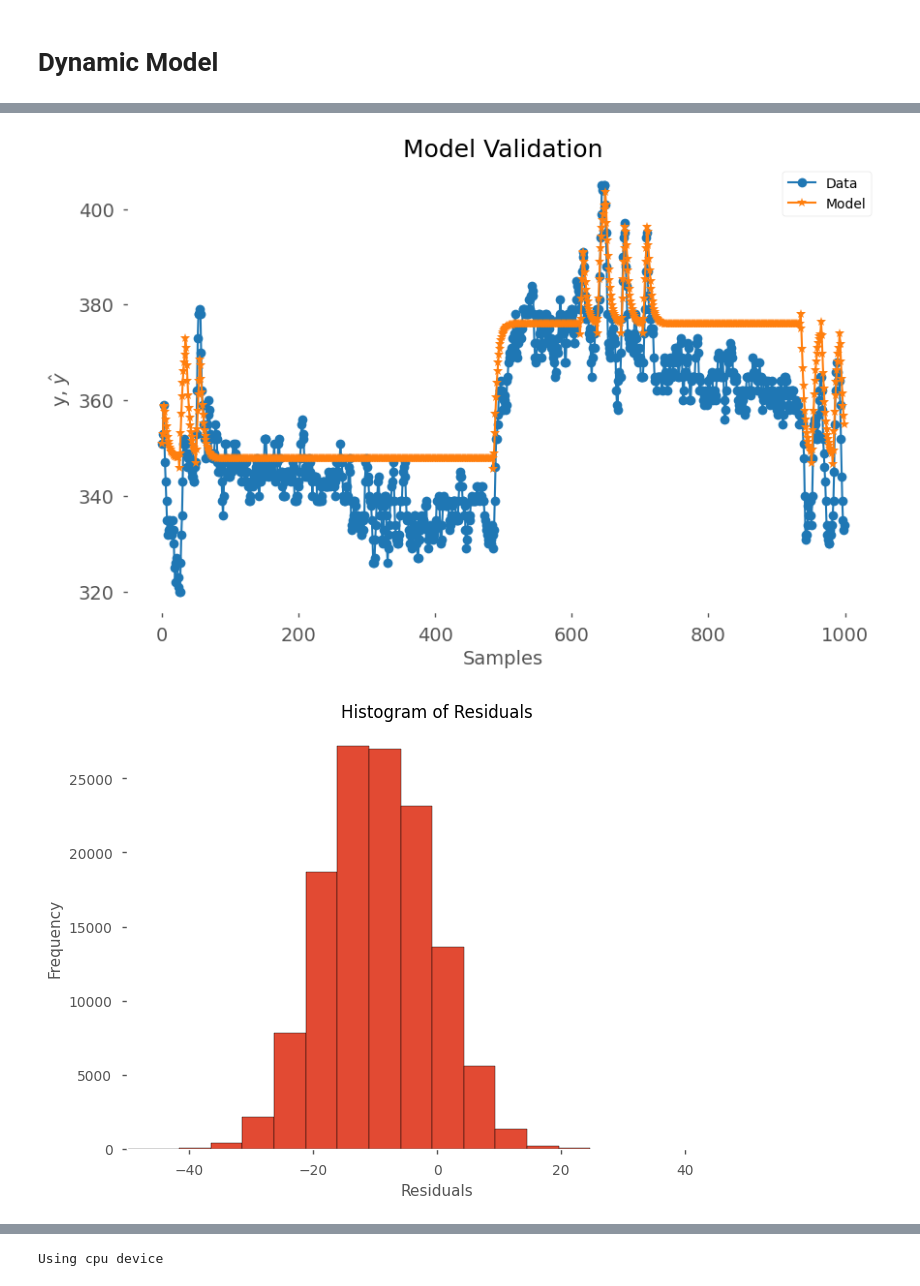
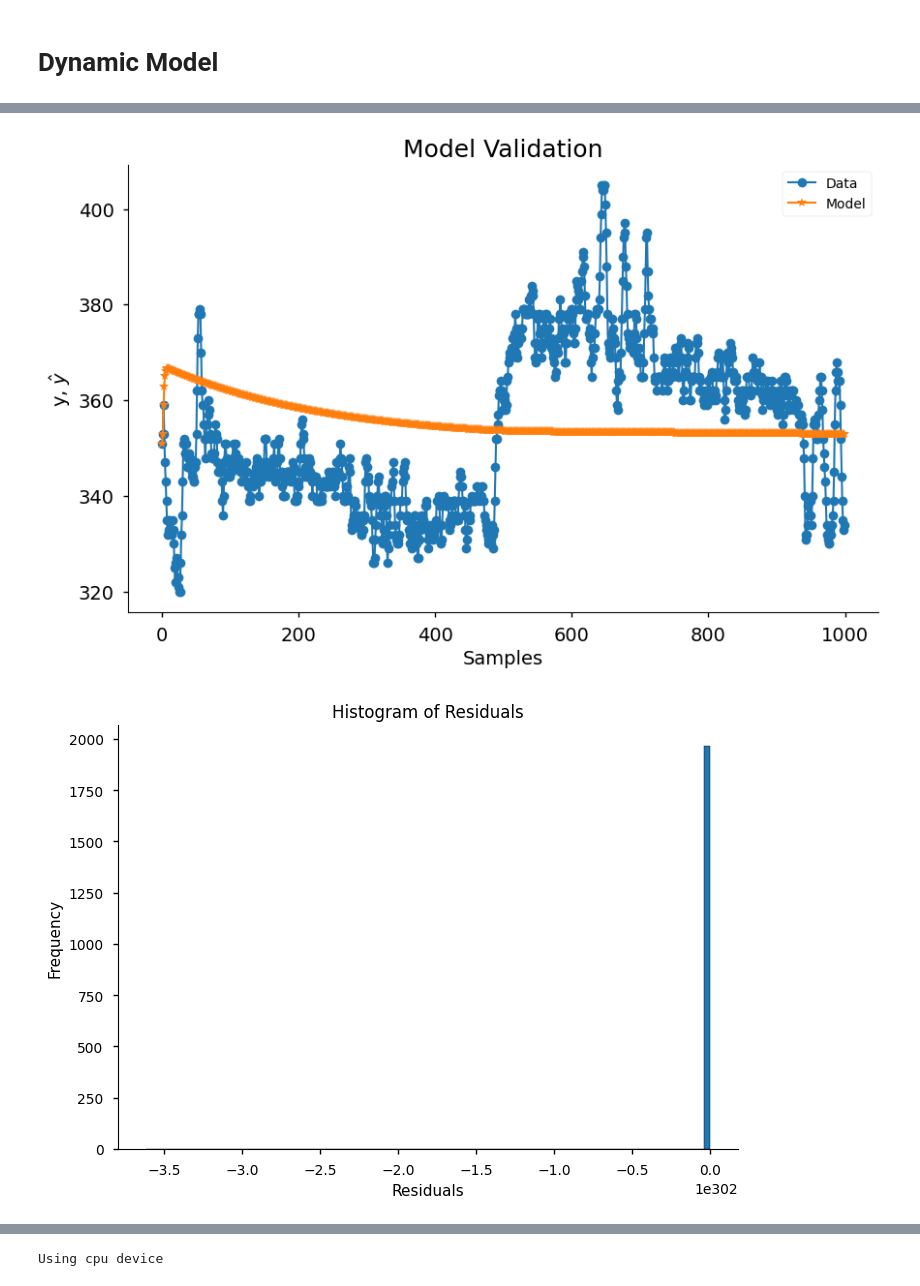
Before and after one commit to Carditis/Industrial-IoT-For-Digitization-Of-Electronic-Assets-Course, a Jupyter notebook: Final Project/Thomaskode.ipynb, the cells around one changed output, grey strips where cells are left out. Drawn from its saved outputs; the diff is of its cells as text; code cells hidden in the pictures.

```diff
--- a/Final Project/Thomaskode.ipynb
+++ b/Final Project/Thomaskode.ipynb
@@ -261,14 +267,14 @@ import numpy as np
 
 
 
-basis_function = Polynomial(degree=1)
+basis_function = Polynomial(degree=2)
 
 model = FROLS(
     order_selection=True,
-    n_info_values=5,
+    n_info_values=10,
     extended_least_squares=False,
-    ylag=2,
-    xlag=2,
+    ylag=3,
+    xlag=3,
     info_criteria="aic",
     estimator="least_squares",
     basis_function=basis_function,
@@ -292,19 +298,19 @@ plot_results(y=y_test, yhat=yhat, n=1000, title="Model Validation",
     style='seaborn-v0_8-notebook',
     facecolor="white")
 # %% [output]
-[figure, old version]
+[figure, new version]
 # %%
 residuals = y_test - yhat
 
 # Plotting the histogram of residuals
 plt.hist(residuals, bins=100, edgecolor='black')
 plt.xlabel('Residuals')
 plt.ylabel('Frequency')
 plt.title('Histogram of Residuals')
-plt.xlim(-50,50)
+#plt.xlim(-50,50)
 plt.show()
 # %% [output]
-[figure, old version]
+[figure, new version]
 # %%
 from sysidentpy.utils.plotting import plot_residues_correlation
 from sysidentpy.residues.residues_correlation import compute_residues_autocorrelation, compute_cross_correlation
```
Also changed, not shown: parts of 23 cells of this notebook, 1 other file.
